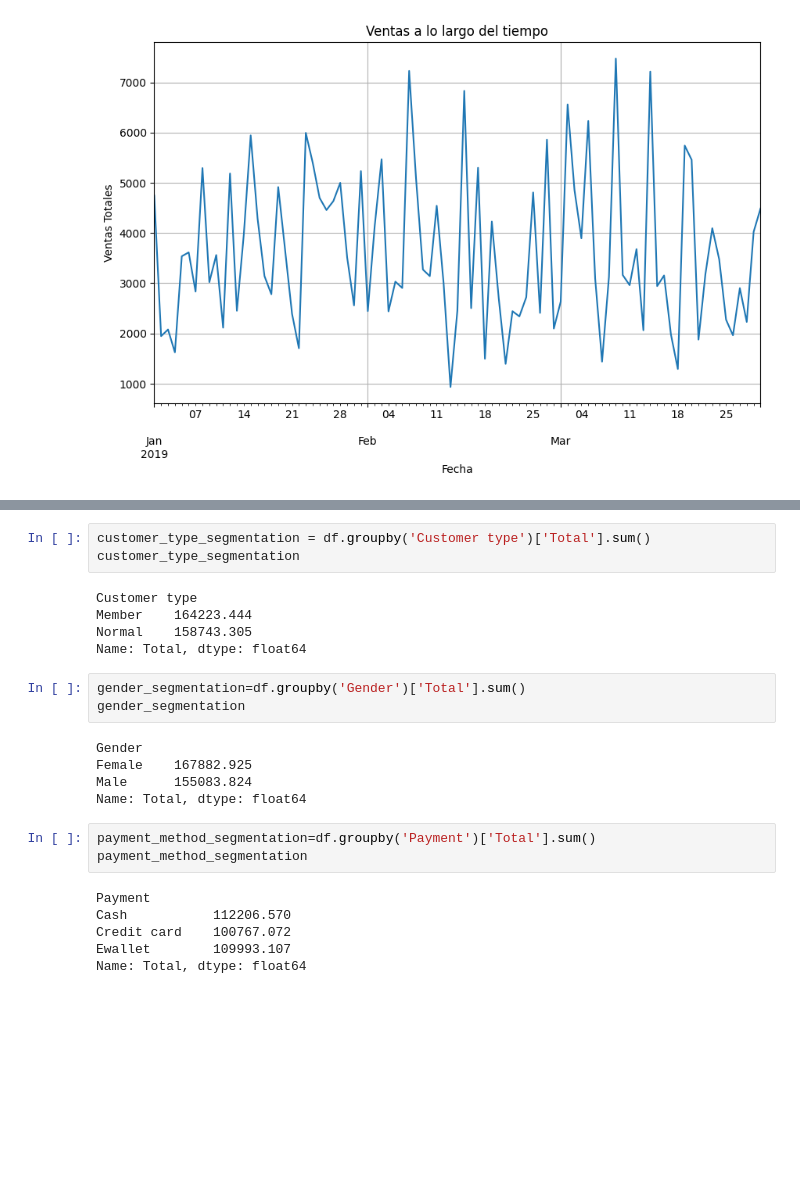
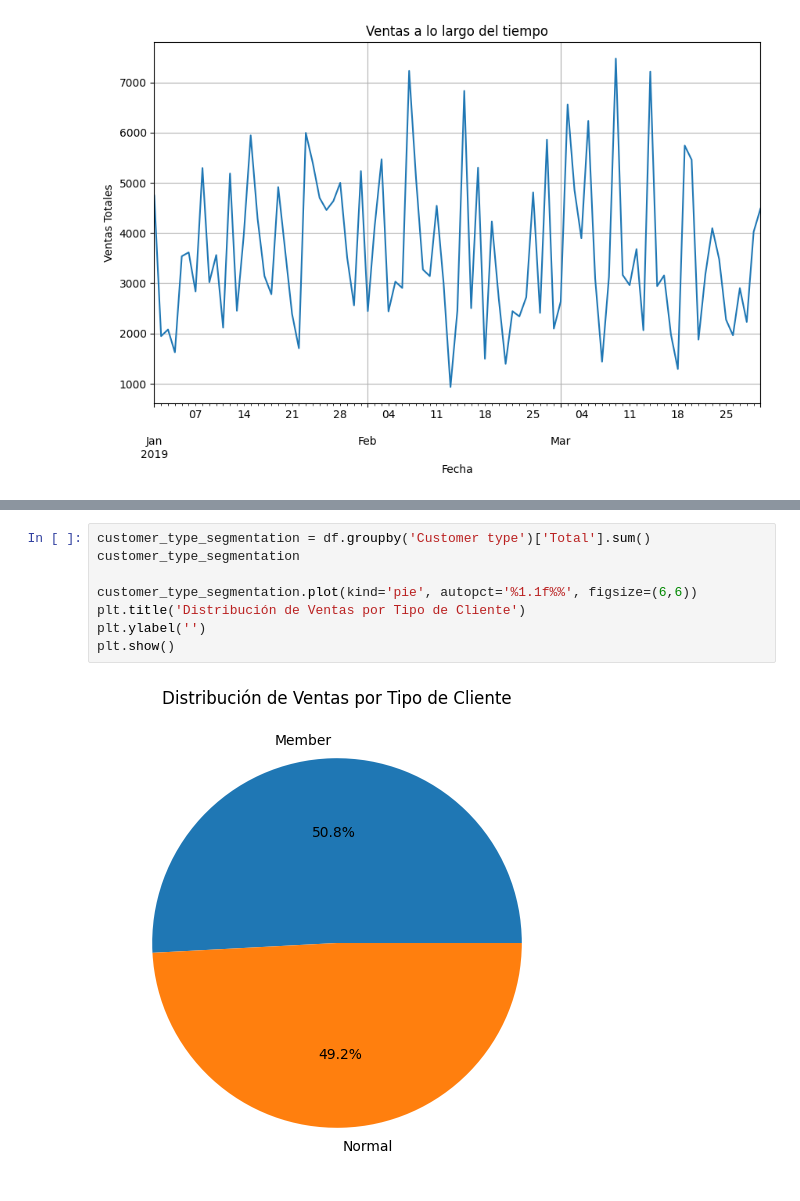
Before and after one commit to AaronE08/SupermarketAnalisis, a Jupyter notebook: supermarket.ipynb, the cells around one changed output, grey strips where cells are left out. Drawn from its saved outputs; the diff is of its cells as text; blank space fills up the shorter version.

```diff
--- a/supermarket.ipynb
+++ b/supermarket.ipynb
@@ -166,25 +166,10 @@ df.head()
-# %%
-customer_type_segmentation = df.groupby('Customer type')['Total'].sum()
-customer_type_segmentation
-# %% [output]
-Customer type
-Member    164223.444
-Normal    158743.305
-Name: Total, dtype: float64
-# %%
-gender_segmentation=df.groupby('Gender')['Total'].sum()
-gender_segmentation
-# %% [output]
-Gender
-Female    167882.925
-Male      155083.824
-Name: Total, dtype: float64
-# %%
-payment_method_segmentation=df.groupby('Payment')['Total'].sum()
-payment_method_segmentation
-# %% [output]
-Payment
-Cash           112206.570
-Credit card    100767.072
-Ewallet        109993.107
-Name: Total, dtype: float64
+# %%
+customer_type_segmentation = df.groupby('Customer type')['Total'].sum()
+customer_type_segmentation
+
+customer_type_segmentation.plot(kind='pie', autopct='%1.1f%%', figsize=(6,6))
+plt.title('Distribución de Ventas por Tipo de Cliente')
+plt.ylabel('')
+plt.show()
+# %% [output]
+[figure, added]
```
Also changed, not shown: parts of 18 cells of this notebook.
